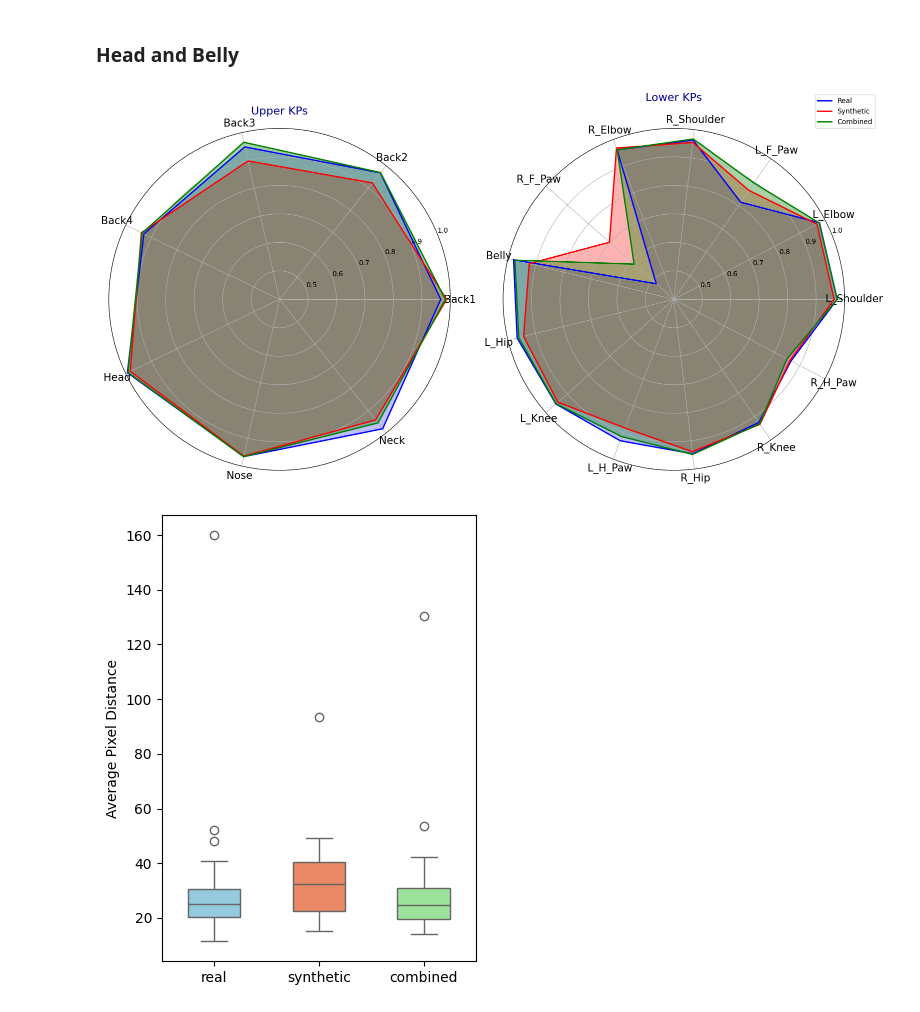
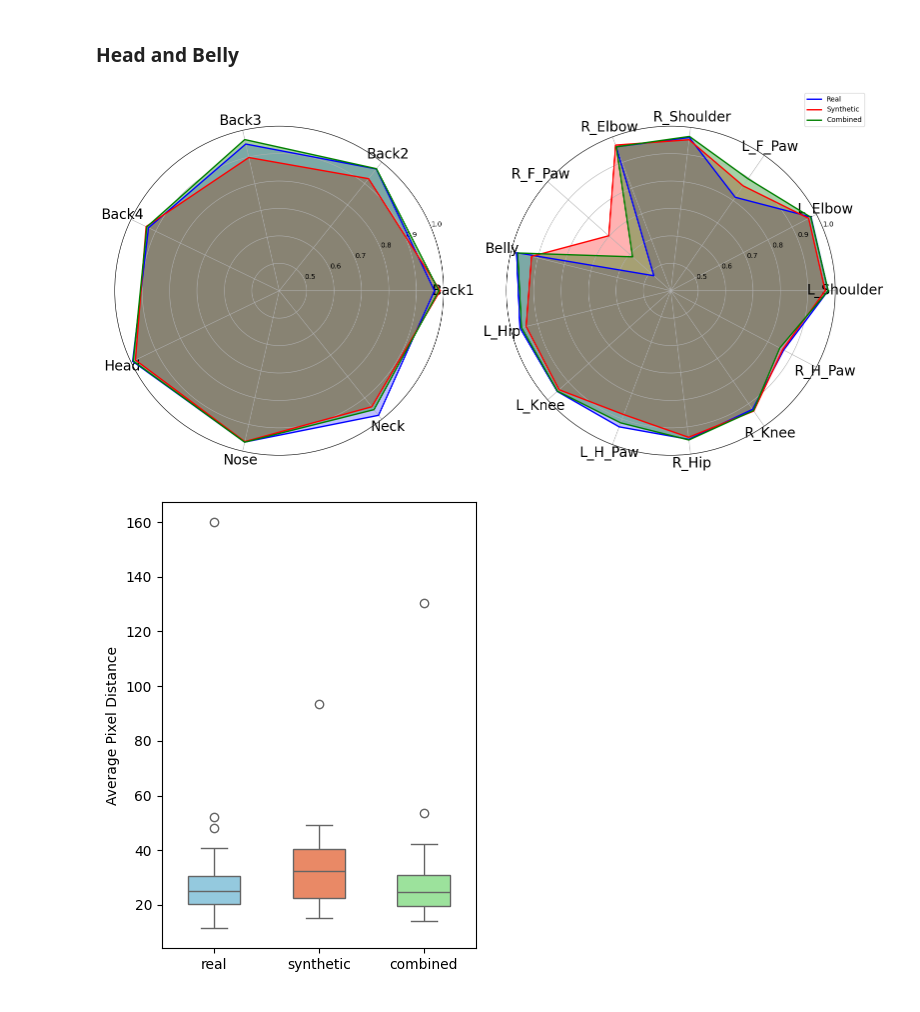
Before and after one commit to Galiold/mmpose-synthetic-tune, a Jupyter notebook: notebooks/evaluation.ipynb, the cells around one changed output. Saved outputs shown, nothing was run; the diff lists cells and outputs as text; code cells hidden in the pictures.

```diff
--- a/notebooks/evaluation.ipynb
+++ b/notebooks/evaluation.ipynb
@@ -345,38 +345,38 @@ angles_lower += angles_lower[:1]
 fig, (ax1, ax2) = plt.subplots(1, 2, figsize=(16, 8), subplot_kw=dict(polar=True))
 
 # Plot for Upper KPs
 ax1.fill(angles_upper, values1_upper, color='blue', alpha=0.25)
 ax1.plot(angles_upper, values1_upper, color='blue', linewidth=2, label='Real')
 ax1.fill(angles_upper, values2_upper, color='red', alpha=0.30)
 ax1.plot(angles_upper, values2_upper, color='red', linewidth=2, label='Synthetic')
 ax1.fill(angles_upper, values3_upper, color='green', alpha=0.35)
 ax1.plot(angles_upper, values3_upper, color='green', linewidth=2, label='Combined')
 ax1.set_xticks(angles_upper[:-1])
-ax1.set_xticklabels(keypoints_upper, fontsize=15)
+ax1.set_xticklabels(keypoints_upper, fontsize=20)
 ax1.set_ylim(.4, 1)
-ax1.set_title('Upper KPs', size=16, color='darkblue', pad=20)
+# ax1.set_title('Upper KPs', size=16, color='darkblue', pad=20)
 # ax1.legend(loc='lower right', bbox_to_anchor=(1.1, 1.1))
 
 # Plot for Lower KPs
 ax2.fill(angles_lower, values1_lower, color='blue', alpha=0.25)
 ax2.plot(angles_lower, values1_lower, color='blue', linewidth=2, label='Real')
 ax2.fill(angles_lower, values2_lower, color='red', alpha=0.30)
 ax2.plot(angles_lower, values2_lower, color='red', linewidth=2, label='Synthetic')
 ax2.fill(angles_lower, values3_lower, color='green', alpha=0.35)
 ax2.plot(angles_lower, values3_lower, color='green', linewidth=2, label='Combined')
 ax2.set_xticks(angles_lower[:-1])
-ax2.set_xticklabels(keypoints_lower, fontsize=15)
+ax2.set_xticklabels(keypoints_lower, fontsize=20)
 ax2.set_ylim(.4, 1)
-ax2.set_title('Lower KPs', size=16, color='darkblue', pad=20)
+# ax2.set_title('Lower KPs', size=16, color='darkblue', pad=20)
 ax2.legend(loc='right', bbox_to_anchor=(1.1, 1.05))
 
 # Adjust layout and show the plots
 plt.tight_layout()
 plt.savefig('figures/kps-oks.svg')
 plt.savefig('figures/kps-oks.png')
 plt.show()
 # %% [output]
-[figure, old version]
+[figure, new version]
 # %%
 import seaborn as sns
 import pandas as pd
```
Also changed, not shown: parts of 1 cell of this notebook, 2 other files.
